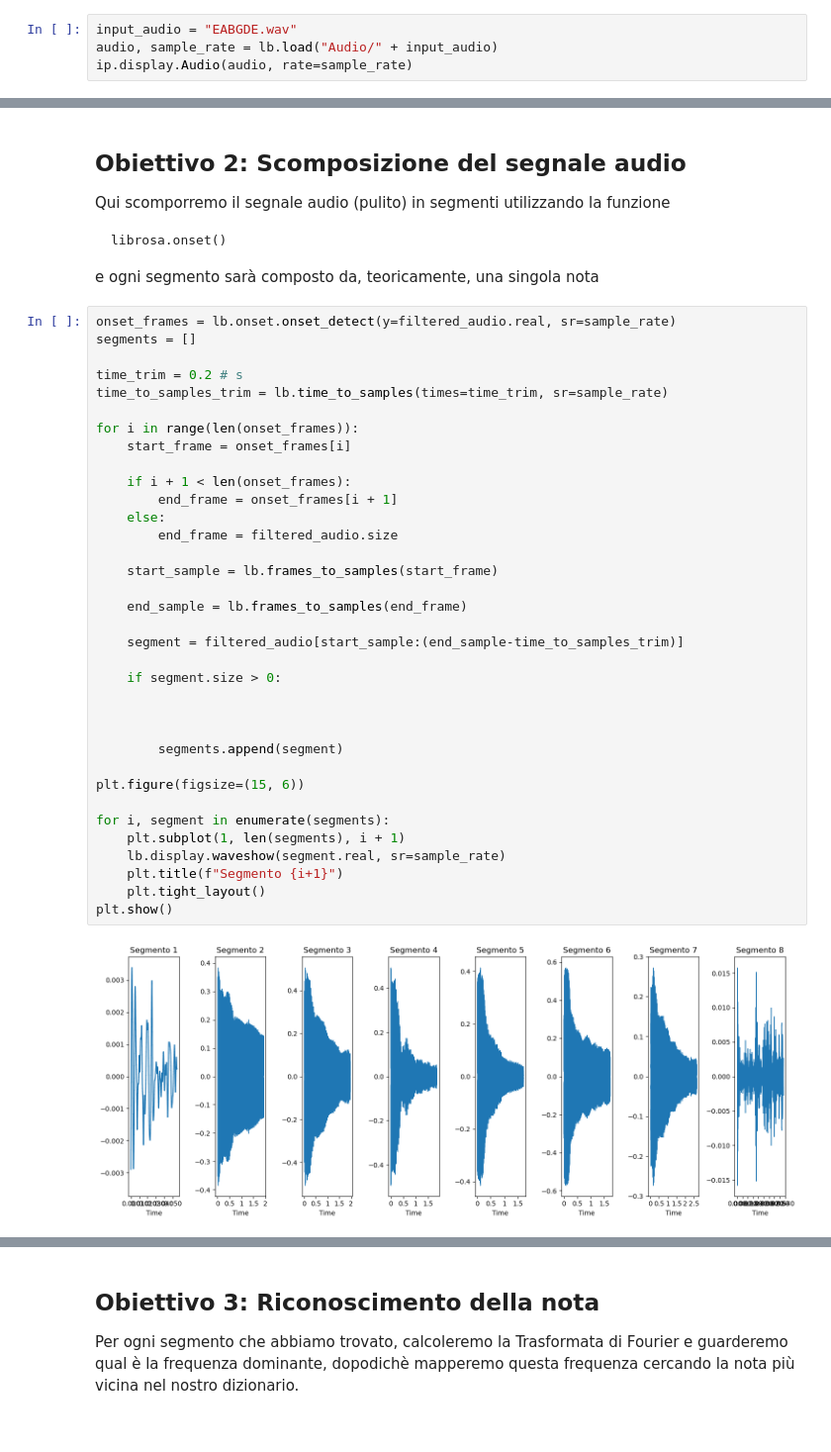
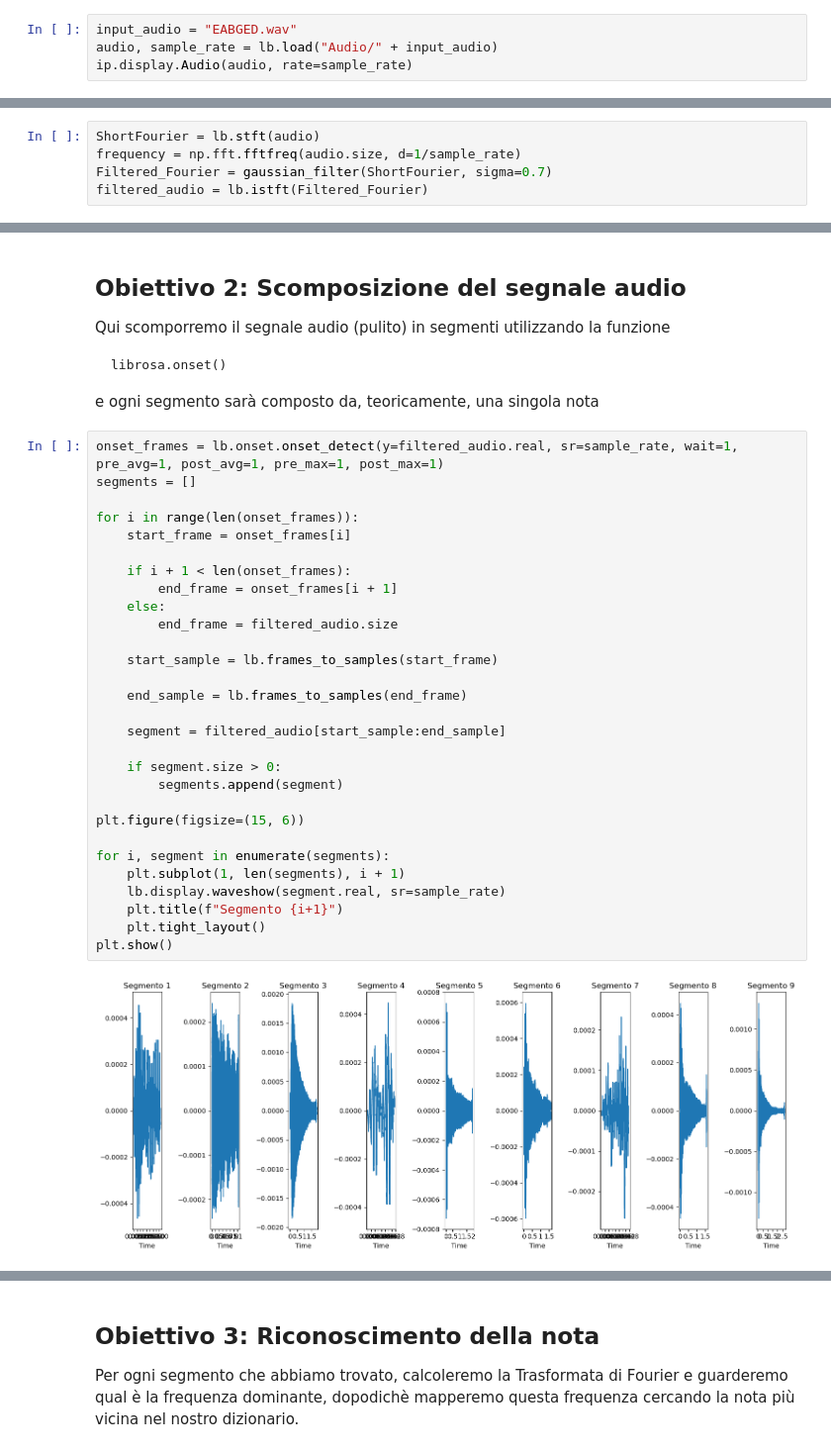
Before and after one commit to GekkeijuITA/FESI, a Jupyter notebook: Laboratorio/Progetto FESI.ipynb, the cells around one changed output, grey strips where cells are left out. Shown at 99% size. Saved outputs shown, nothing was run; the diff lists cells and outputs as text.

````diff
--- a/Laboratorio/Progetto FESI.ipynb
+++ b/Laboratorio/Progetto FESI.ipynb
@@ -11,5 +12,5 @@ import matplotlib.pyplot as plt
 # %%
-input_audio = "EABGDE.wav"
+input_audio = "EABGED.wav"
 audio, sample_rate = lb.load("Audio/" + input_audio)
 ip.display.Audio(audio, rate=sample_rate)
 # %% [output]
@@ -37 +21,6 @@ filtered_audio = np.fft.ifft(Filtered_Fourier)
+# %%
+ShortFourier = lb.stft(audio)
+frequency = np.fft.fftfreq(audio.size, d=1/sample_rate)
+Filtered_Fourier = gaussian_filter(ShortFourier, sigma=0.7)
+filtered_audio = lb.istft(Filtered_Fourier)
 # %%
@@ -85,42 +55,36 @@ librosa.onset()
 ```
 e ogni segmento sarà composto da, teoricamente, una singola nota
 # %%
-onset_frames = lb.onset.onset_detect(y=filtered_audio.real, sr=sample_rate)
+onset_frames = lb.onset.onset_detect(y=filtered_audio.real, sr=sample_rate, wait=1, pre_avg=1, post_avg=1, pre_max=1, post_max=1)
 segments = []
-
-time_trim = 0.2 # s
-time_to_samples_trim = lb.time_to_samples(times=time_trim, sr=sample_rate)
 
 for i in range(len(onset_frames)):
     start_frame = onset_frames[i]
 
     if i + 1 < len(onset_frames):
         end_frame = onset_frames[i + 1]
     else:
         end_frame = filtered_audio.size
 
     start_sample = lb.frames_to_samples(start_frame)
 
     end_sample = lb.frames_to_samples(end_frame)
 
-    segment = filtered_audio[start_sample:(end_sample-time_to_samples_trim)]
+    segment = filtered_audio[start_sample:end_sample]
 
     if segment.size > 0:
-
-
-
         segments.append(segment)
 
 plt.figure(figsize=(15, 6))
 
 for i, segment in enumerate(segments):
     plt.subplot(1, len(segments), i + 1)
     lb.display.waveshow(segment.real, sr=sample_rate)
     plt.title(f"Segmento {i+1}")
     plt.tight_layout()
 plt.show()
 # %% [output]
-[figure, old version]
+[figure, new version]
 # %%
 for i, segment in enumerate(segments):
     print(f"Segmento {i+1}, forza: " + str(max(lb.onset.onset_strength(y=segment.real, sr=sample_rate))) + ", durata: " + str(lb.get_duration(y=segment.real, sr=sample_rate)) + ", ampiezza: " + str(np.max(np.abs(segment.real))))
````
Also changed, not shown: parts of 10 cells of this notebook, 6 other files.
